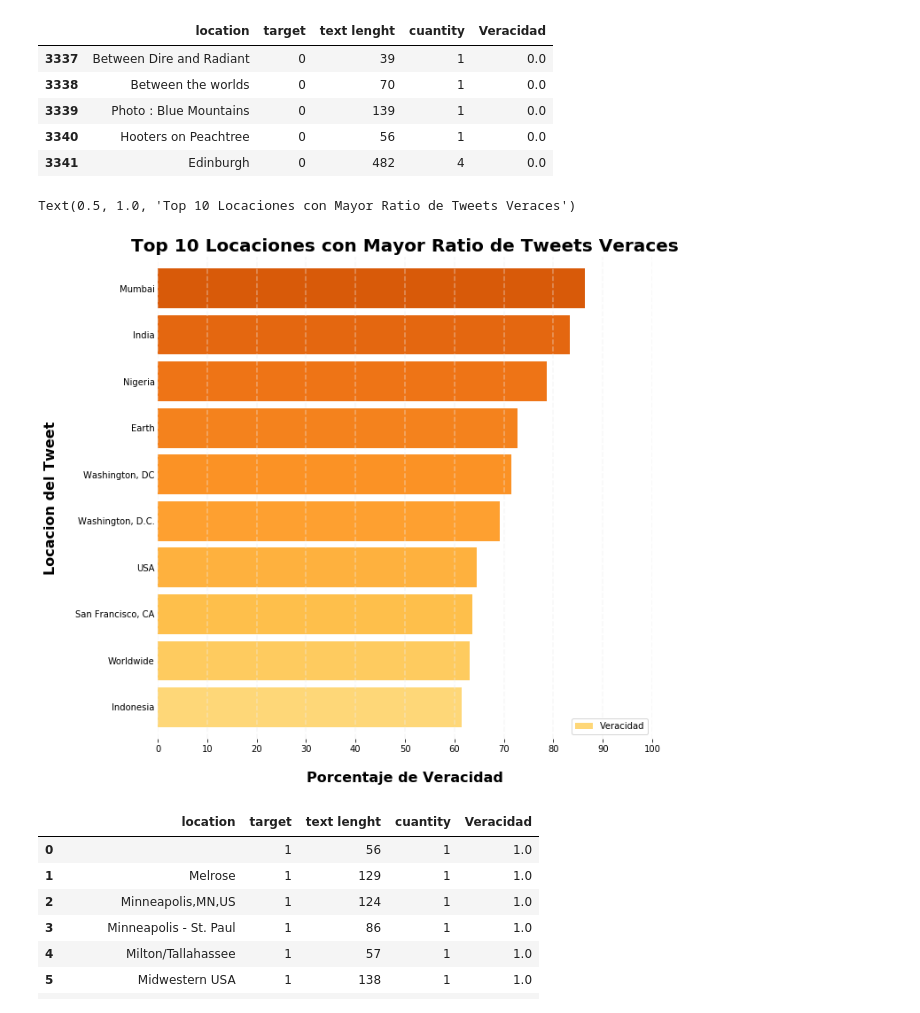
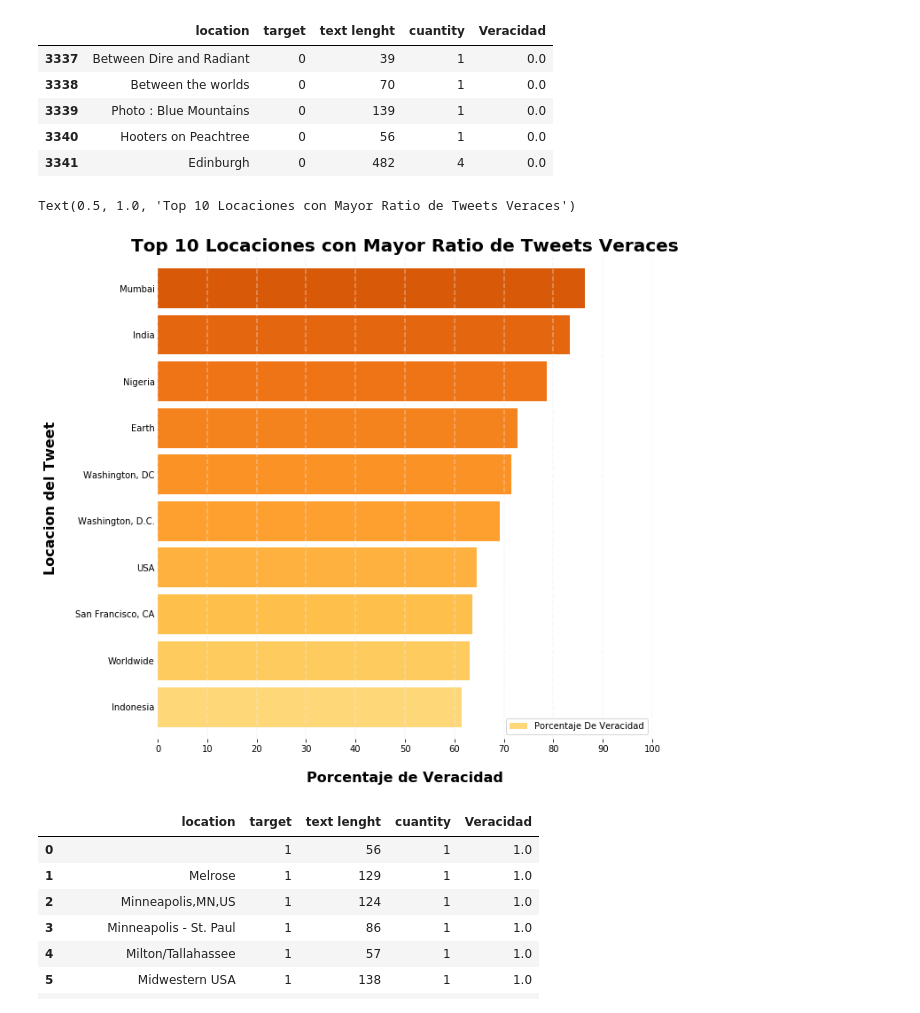
Before and after one commit to RiedelNicolas/TP1-Organizacion-de-Datos, a Jupyter notebook: Hugo.ipynb, the cells around one changed output. Saved outputs shown, nothing was run; the diff lists cells and outputs as text; code cells hidden in the pictures.

```diff
--- a/Hugo.ipynb
+++ b/Hugo.ipynb
@@ -119,31 +119,31 @@ tweets_by_loc.tail()
 | 3341 | Edinburgh | 0 | 482 | 4 | 0.0 |
 # %%
 #multiplico el factor de veracidad por 100 a fines de poder graficar, ahora es un porcentaje de veracidad
-locations_with_more_than_10_tweets['Veracidad'] = locations_with_more_than_10_tweets['Veracidad'] * 100
+locations_with_more_than_10_tweets['Porcentaje De Veracidad'] = locations_with_more_than_10_tweets['Veracidad'] * 100
 # %%
 
 saltos = np.linspace(0.3, 0.7, 10)
 colores = (cm.get_cmap('YlOrBr'))(saltos)
-locations_with_more_than_10_tweets_plot = locations_with_more_than_10_tweets.tail(10).plot(kind='barh', y ='Veracidad', x = 'location', figsize=(10,10), color=colores, width=0.85)
+locations_with_more_than_10_tweets_plot = locations_with_more_than_10_tweets.tail(10).plot(kind='barh', y ='Porcentaje De Veracidad', x = 'location', figsize=(10,10), color=colores, width=0.85)
 
 plt.xticks(np.arange(0, 100+1, 10.0))
 plt.tick_params(axis='y', length=0)
 
 locations_with_more_than_10_tweets_plot.spines['right'].set_visible(False)
 locations_with_more_than_10_tweets_plot.spines['top'].set_visible(False)
 locations_with_more_than_10_tweets_plot.spines['left'].set_visible(False)
 locations_with_more_than_10_tweets_plot.spines['bottom'].set_visible(False)
 
 lineas = locations_with_more_than_10_tweets_plot.get_xticks()
 for i in lineas:
       locations_with_more_than_10_tweets_plot.axvline(x=i, linestyle='--', alpha=0.4, color='#eeeeee')
 
 locations_with_more_than_10_tweets_plot.set_xlabel("Porcentaje de Veracidad", labelpad=20, weight='bold', size=16)
 locations_with_more_than_10_tweets_plot.set_ylabel("Locacion del Tweet", labelpad=20, weight='bold', size=16)
 locations_with_more_than_10_tweets_plot.set_title("Top 10 Locaciones con Mayor Ratio de Tweets Veraces", weight='bold', size=20)
 # %% [output]
 Text(0.5, 1.0, 'Top 10 Locaciones con Mayor Ratio de Tweets Veraces')
-[figure, old version]
+[figure, new version]
 # %%
 tweets_by_loc.head(10)
 # %% [output]
```
Also changed, not shown: parts of 7 cells of this notebook.
